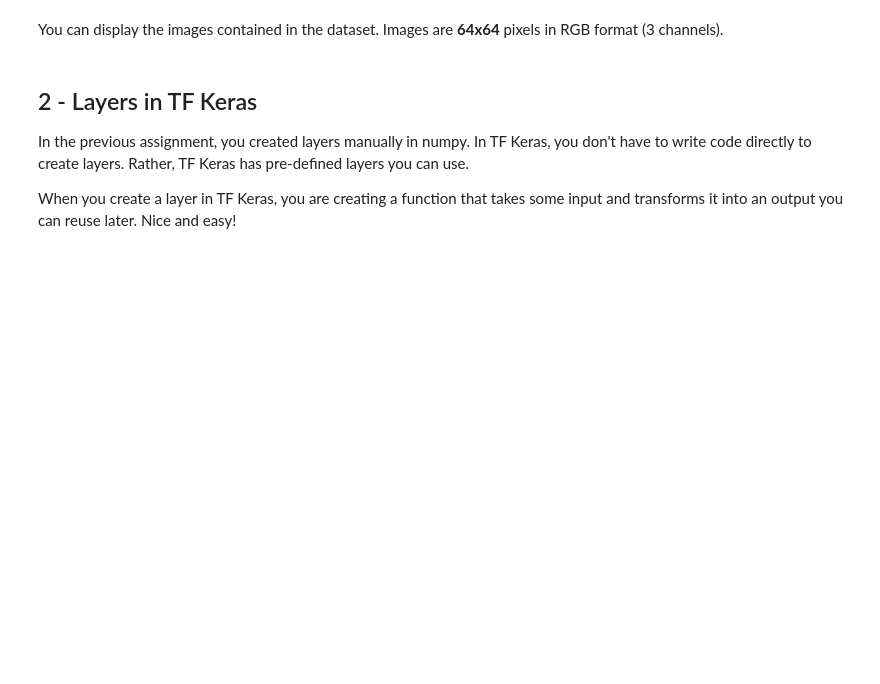
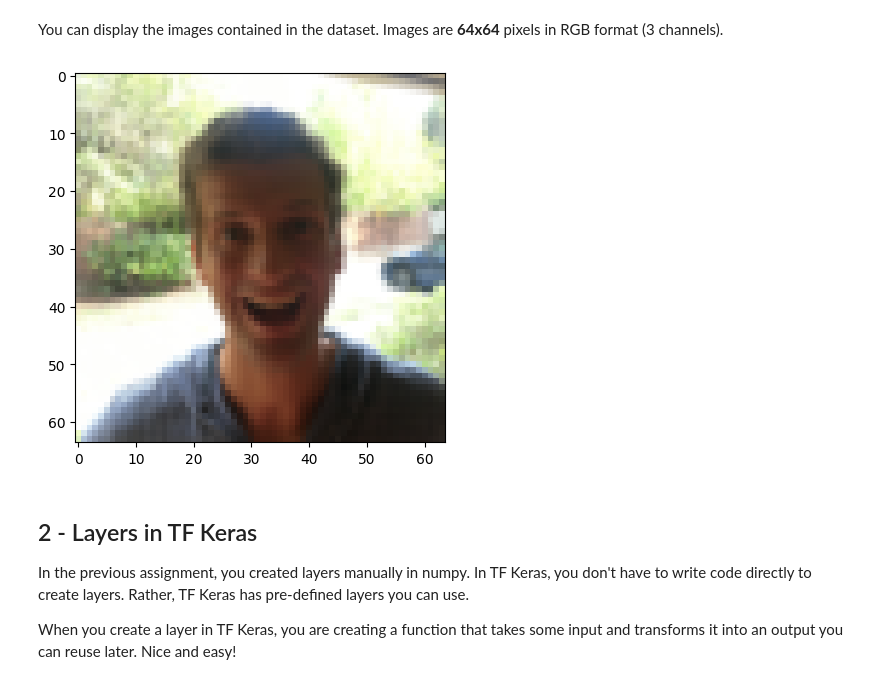
Before and after one commit to aroragaurav/DeepLearningSpecialization, a Jupyter notebook: ml/courseera/dl_specialization/CNN/W1A2/Convolution_model_Application.ipynb, the cells around one changed output. Saved outputs shown, nothing was run; the diff lists cells and outputs as text; code cells hidden in the pictures; blank space fills up the shorter version.

```diff
--- a/ml/courseera/dl_specialization/CNN/W1A2/Convolution_model_Application.ipynb
+++ b/ml/courseera/dl_specialization/CNN/W1A2/Convolution_model_Application.ipynb
@@ -92,9 +99,11 @@ print ("Y_test shape: " + str(Y_test.shape))
 # %% [markdown]
 You can display the images contained in the dataset. Images are **64x64** pixels in RGB format (3 channels).
 # %%
-index = 124
+index = 125
 plt.imshow(X_train_orig[index]) #display sample training image
 plt.show()
+# %% [output]
+[figure, added]
 # %% [markdown]
 <a name='2'></a>
 ## 2 - Layers in TF Keras
```
Also changed, not shown: parts of 13 cells of this notebook.
